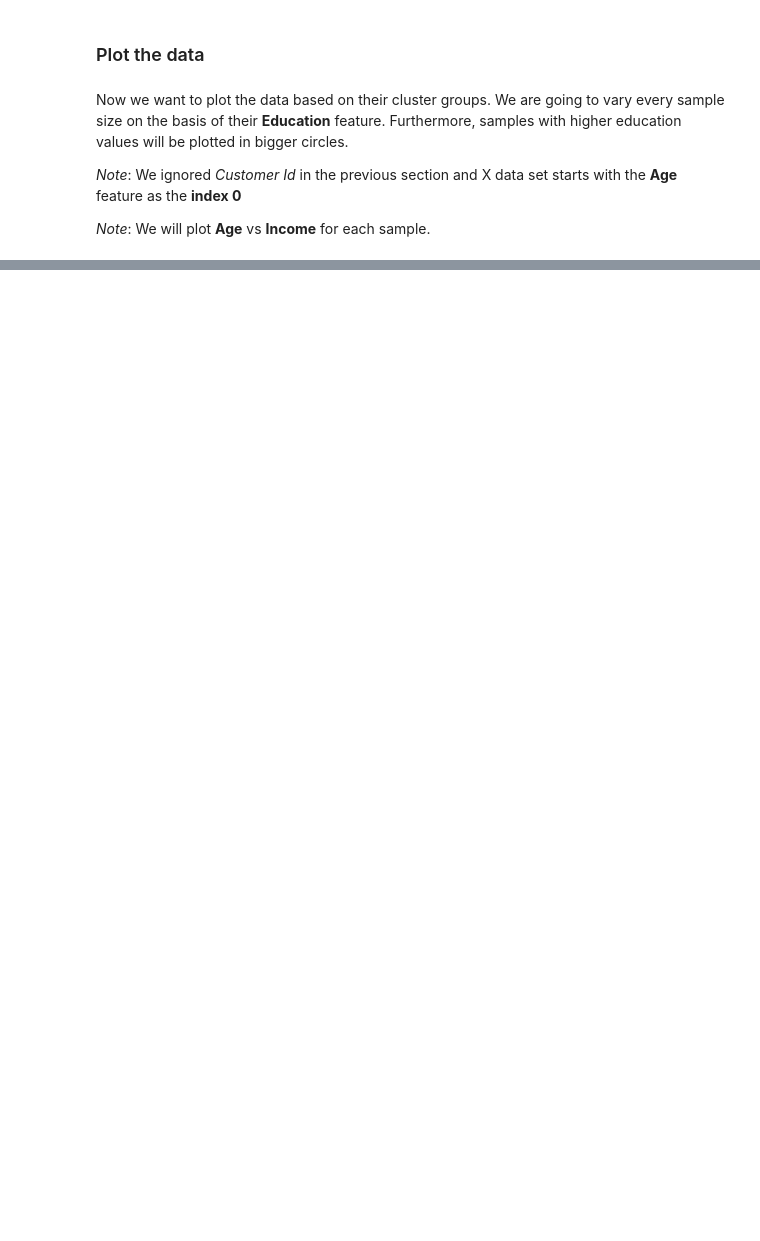
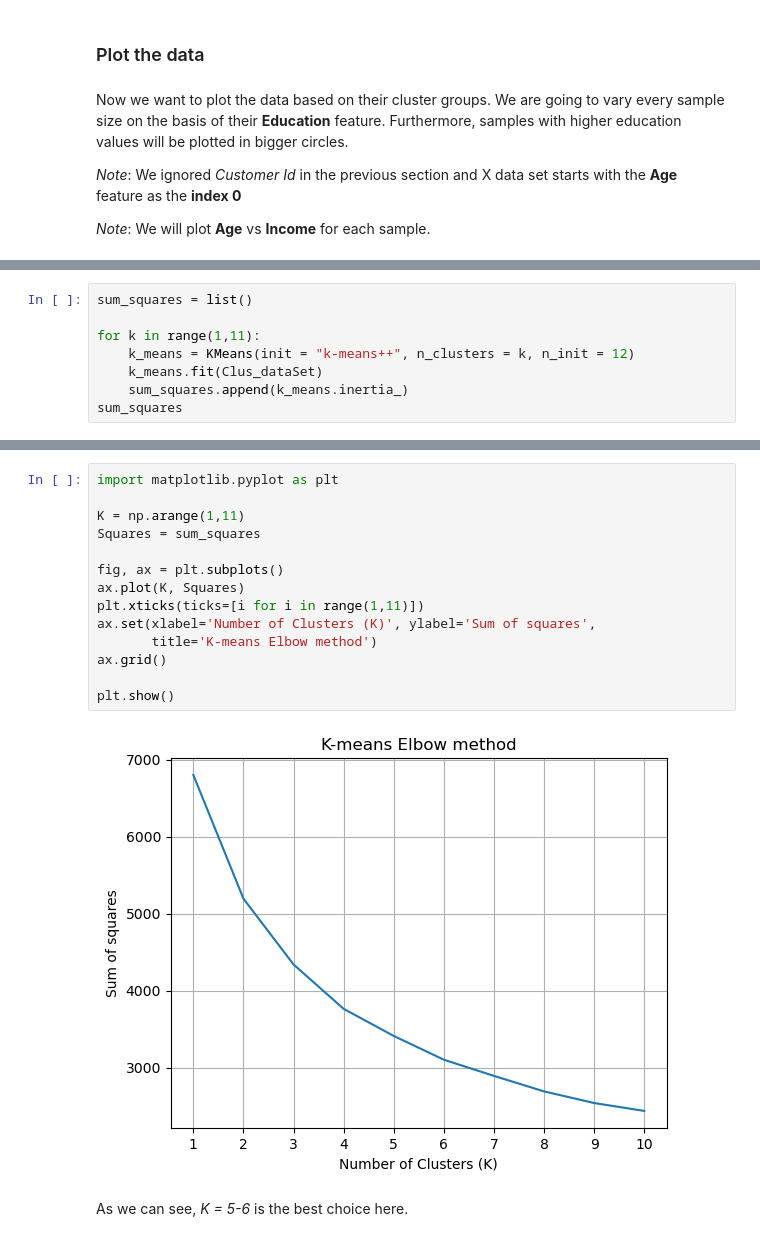
Before and after one commit to raminBadri/Machine-Learning-with-python, a Jupyter notebook: Clustering/K-means clustering part 2.ipynb, the cells around one changed output, grey strips where cells are left out. Drawn from its saved outputs; the diff is of its cells as text; blank space fills up the shorter version.

Commit message:
add Elbow graph

```diff
--- a/Clustering/K-means clustering part 2.ipynb
+++ b/Clustering/K-means clustering part 2.ipynb
@@ -130,0 +135,8 @@ plt.show()
+# %%
+sum_squares = list()
+
+for k in range(1,11):
+    k_means = KMeans(init = "k-means++", n_clusters = k, n_init = 12)
+    k_means.fit(Clus_dataSet)
+    sum_squares.append(k_means.inertia_)
+sum_squares
@@ -130,0 +154,18 @@ plt.show()
+# %%
+import matplotlib.pyplot as plt
+
+K = np.arange(1,11)
+Squares = sum_squares
+
+fig, ax = plt.subplots()
+ax.plot(K, Squares)
+plt.xticks(ticks=[i for i in range(1,11)])
+ax.set(xlabel='Number of Clusters (K)', ylabel='Sum of squares',
+       title='K-means Elbow method')
+ax.grid()
+
+plt.show()
+# %% [output]
+[figure, added]
+# %% [markdown]
+As we can see, *K = 5-6* is the best choice here.
```
Also changed, not shown: parts of 6 cells of this notebook.
